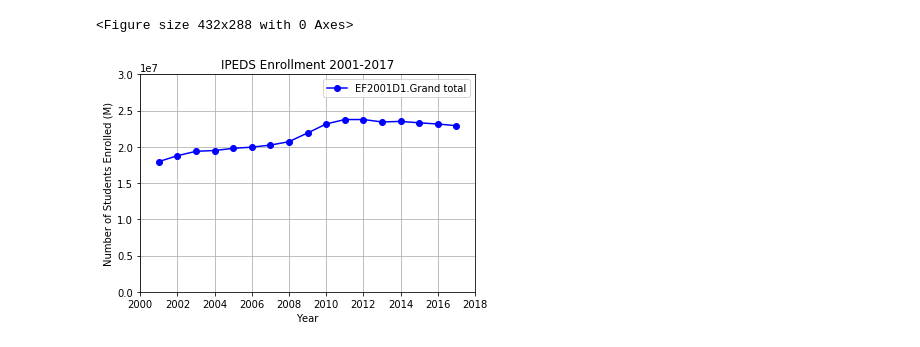
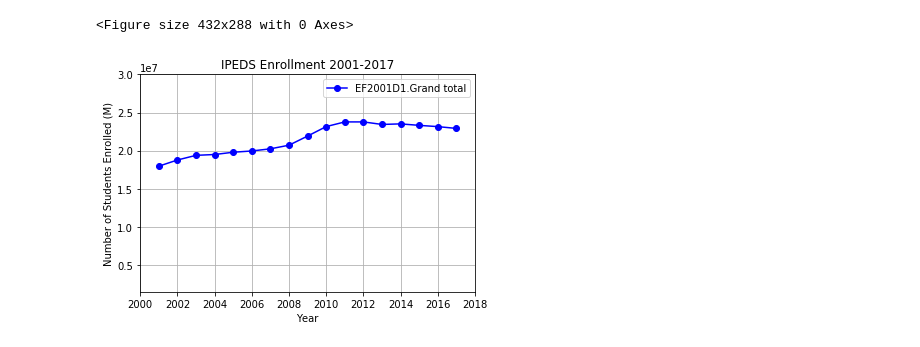
Before and after one commit to grahamb001/Project1, a Jupyter notebook: IPEDS Code.ipynb, the cells around one changed output. Saved outputs shown, nothing was run; the diff lists cells and outputs as text; code cells hidden in the pictures.

```diff
--- a/IPEDS Code.ipynb
+++ b/IPEDS Code.ipynb
@@ -159,14 +159,14 @@ plt.tight_layout()
 <Figure size 432x288 with 0 Axes>
 # %%
 enrollmentByYearLine = enrollmentByYear.plot.line(style='.-', marker ='o', color='blue')
-enrollmentByYearLine.set_ylim(ymin=0, ymax=30000000)
+enrollmentByYearLine.set_ylim(ymin=1500000, ymax=30000000)
 enrollmentByYearLine.set_xlim(xmin=2000, xmax=2018)
 plt.title("IPEDS Enrollment 2001-2017")
 plt.xlabel("Year")
 plt.ylabel("Number of Students Enrolled (M)")
 plt.grid()
 # %% [output]
-[figure, old version]
+[figure, new version]
 # %%
 # DATA FAULT??: more and more institutions are reporting their enrollment data... are these new institutions, or are they simply
 # just now starting to report their data?
```
